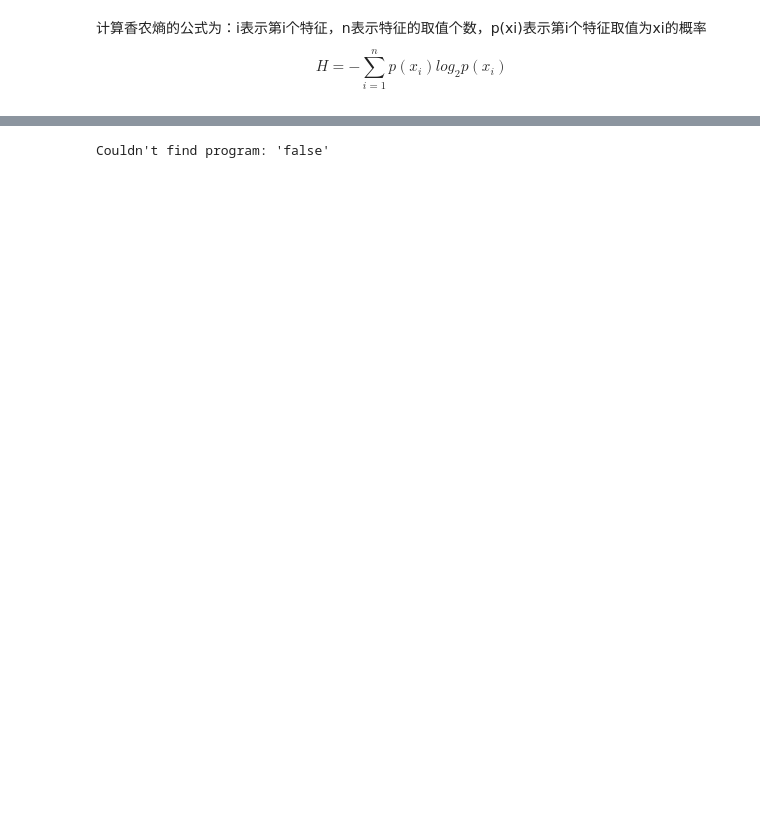
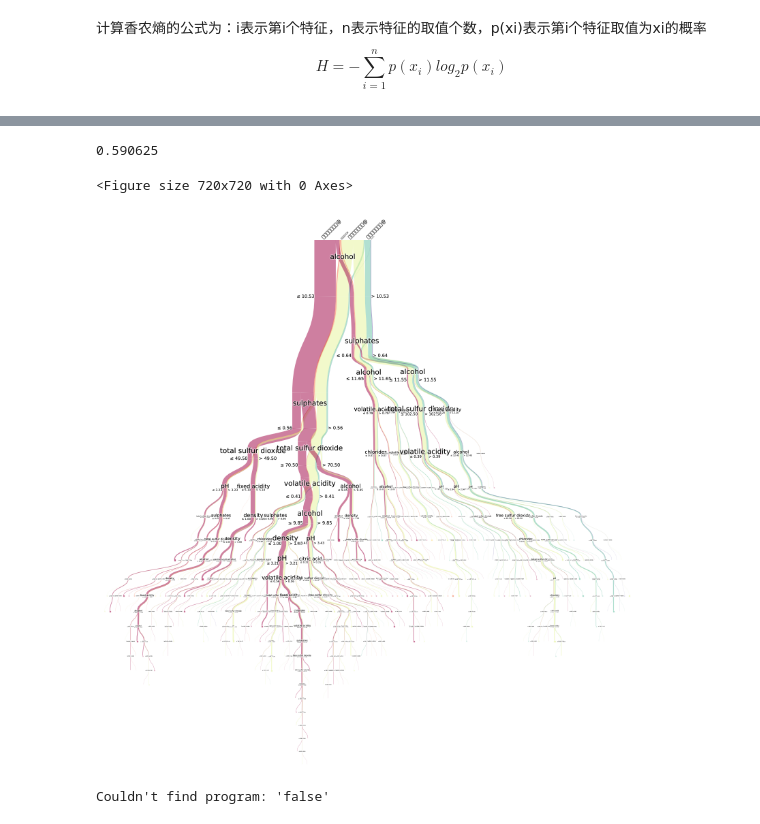
Before and after one commit to Aristo23333/Decision-tree, a Jupyter notebook: myregrssion.ipynb, the cells around one changed output, grey strips where cells are left out. Saved outputs shown, nothing was run; the diff lists cells and outputs as text; code cells hidden in the pictures; blank space fills up the shorter version.

```diff
--- a/myregrssion.ipynb
+++ b/myregrssion.ipynb
@@ -453,6 +569,45 @@ def createPlot(inTree):
   plt.show()
 
 # createPlot(myTree)
+# %%
+#用sklearn的决策树模型进行分类
+
+data = pd.read_csv('winequality-red.csv',sep=';')
+data  = np.array(data)
+np.random.shuffle(data)
+train_data = data[:int(len(data)*0.8)]
+test_data = data[int(len(data)*0.8):]
+from sklearn.tree import DecisionTreeClassifier
+from sklearn import tree
+train_feature = train_data[:,:-1]
+train_label = train_data[:,-1]
+clf = DecisionTreeClassifier(criterion='entropy')
+clf.fit(train_feature,train_label)
+#计算正确率
+test_feature = test_data[:,:-1]
+test_label = test_data[:,-1]
+print(clf.score(test_feature,test_label))
+
+#绘制决策树
+import pybaobabdt
+import pandas as pd
+from scipy.io import arff
+from sklearn.tree import DecisionTreeClassifier
+import pygraphviz as pgv
+from sklearn.tree import export_graphviz
+import matplotlib
+from matplotlib.colors import LinearSegmentedColormap
+from matplotlib.colors import ListedColormap
+from colour import Color
+import matplotlib.pyplot as plt
+import numpy as np
+features = ['fixed acidity','volatile acidity','citric acid','residual sugar','chlorides','free sulfur dioxide','total sulfur dioxide','density','pH','sulphates','alcohol']
+
+ax = pybaobabdt.drawTree(clf, size=10, dpi=72, features=features, colormap='Spectral')
+# %% [output]
+0.590625
+<Figure size 720x720 with 0 Axes>
+[figure, added]
 # %%
 %%script false
 #定义一个数据类，传入数据集，特征项，标签项，把特征项和特征项的标签合并为一列
```
Also changed, not shown: parts of 13 cells of this notebook, 2 other files.
